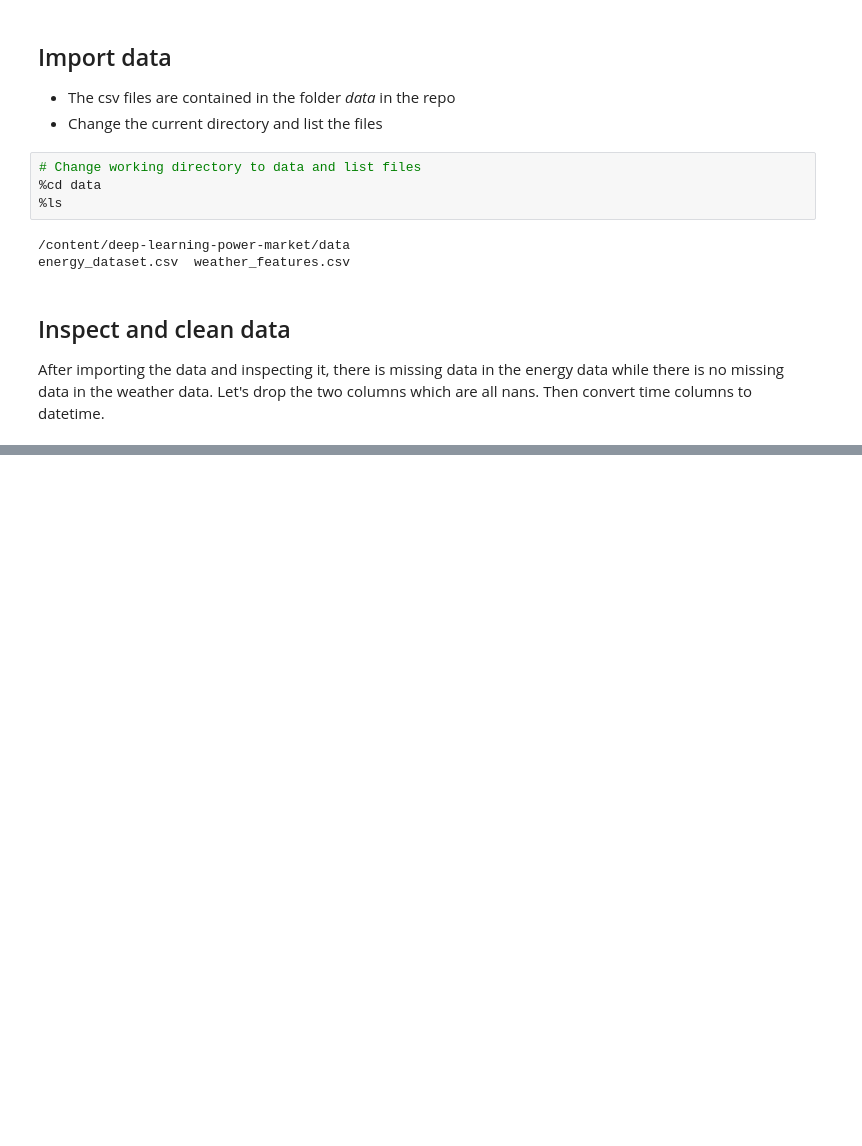
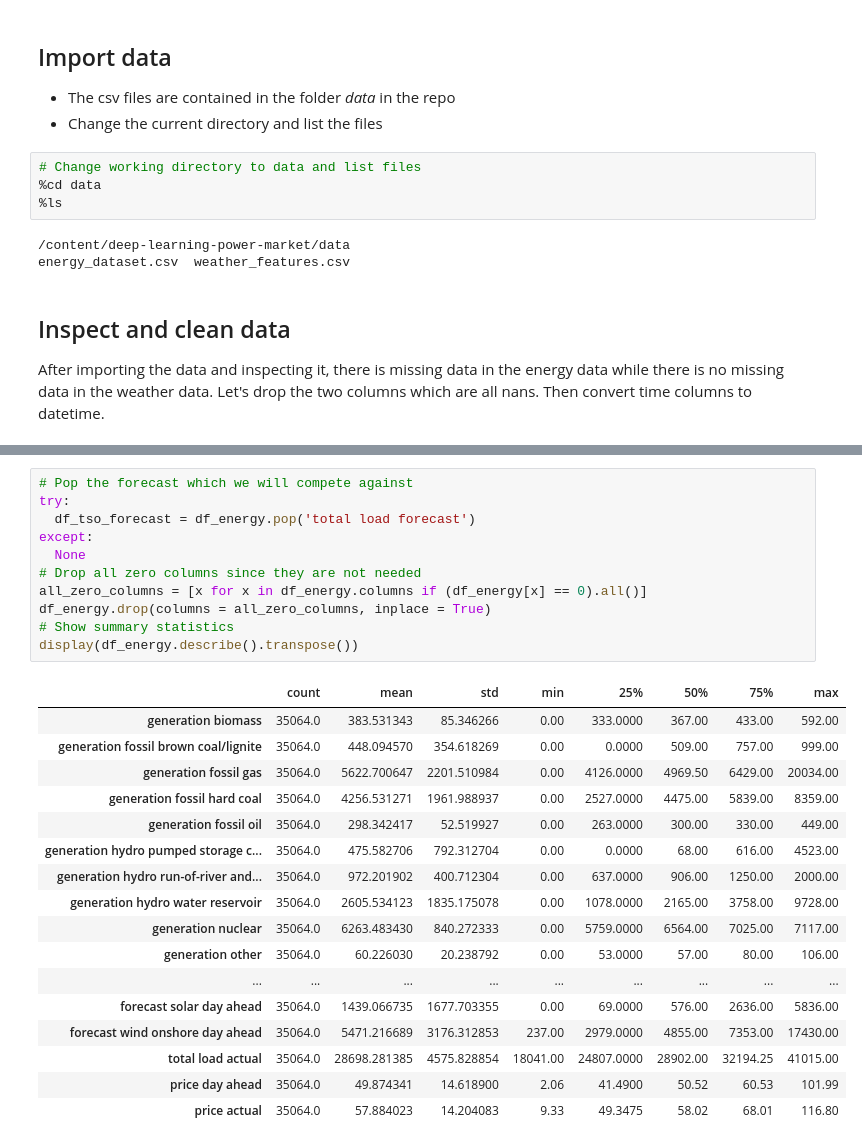
Before and after one commit to gammaSquared/deep_learning_fingrid, a Jupyter notebook: main.ipynb, the cells around one changed output, grey strips where cells are left out. Saved outputs shown, nothing was run; the diff lists cells and outputs as text; blank space fills up the shorter version.

```diff
--- a/main.ipynb
+++ b/main.ipynb
@@ -172,0 +174,29 @@ df_energy[df_energy.isna().any(axis=1)]
+# %%
+# Pop the forecast which we will compete against
+try:
+  df_tso_forecast = df_energy.pop('total load forecast')
+except:
+  None
+# Drop all zero columns since they are not needed
+all_zero_columns = [x for x in df_energy.columns if (df_energy[x] == 0).all()]
+df_energy.drop(columns = all_zero_columns, inplace = True)
+# Show summary statistics
+display(df_energy.describe().transpose())
+# %% [output]
+|  | count | mean | std | min | 25% | 50% | 75% | max |
+| generation biomass | 35064.0 | 383.531343 | 85.346266 | 0.00 | 333.0000 | 367.00 | 433.00 | 592.00 |
+| generation fossil brown coal/lignite | 35064.0 | 448.094570 | 354.618269 | 0.00 | 0.0000 | 509.00 | 757.00 | 999.00 |
+| generation fossil gas | 35064.0 | 5622.700647 | 2201.510984 | 0.00 | 4126.0000 | 4969.50 | 6429.00 | 20034.00 |
+| generation fossil hard coal | 35064.0 | 4256.531271 | 1961.988937 | 0.00 | 2527.0000 | 4475.00 | 5839.00 | 8359.00 |
+| generation fossil oil | 35064.0 | 298.342417 | 52.519927 | 0.00 | 263.0000 | 300.00 | 330.00 | 449.00 |
+| generation hydro pumped storage c... | 35064.0 | 475.582706 | 792.312704 | 0.00 | 0.0000 | 68.00 | 616.00 | 4523.00 |
+| generation hydro run-of-river and... | 35064.0 | 972.201902 | 400.712304 | 0.00 | 637.0000 | 906.00 | 1250.00 | 2000.00 |
+| generation hydro water reservoir | 35064.0 | 2605.534123 | 1835.175078 | 0.00 | 1078.0000 | 2165.00 | 3758.00 | 9728.00 |
+| generation nuclear | 35064.0 | 6263.483430 | 840.272333 | 0.00 | 5759.0000 | 6564.00 | 7025.00 | 7117.00 |
+| generation other | 35064.0 | 60.226030 | 20.238792 | 0.00 | 53.0000 | 57.00 | 80.00 | 106.00 |
+| ... | ... | ... | ... | ... | ... | ... | ... | ... |
+| forecast solar day ahead | 35064.0 | 1439.066735 | 1677.703355 | 0.00 | 69.0000 | 576.00 | 2636.00 | 5836.00 |
+| forecast wind onshore day ahead | 35064.0 | 5471.216689 | 3176.312853 | 237.00 | 2979.0000 | 4855.00 | 7353.00 | 17430.00 |
+| total load actual | 35064.0 | 28698.281385 | 4575.828854 | 18041.00 | 24807.0000 | 28902.00 | 32194.25 | 41015.00 |
+| price day ahead | 35064.0 | 49.874341 | 14.618900 | 2.06 | 41.4900 | 50.52 | 60.53 | 101.99 |
+| price actual | 35064.0 | 57.884023 | 14.204083 | 9.33 | 49.3475 | 58.02 | 68.01 | 116.80 |
```
Also changed, not shown: parts of 17 cells of this notebook.
